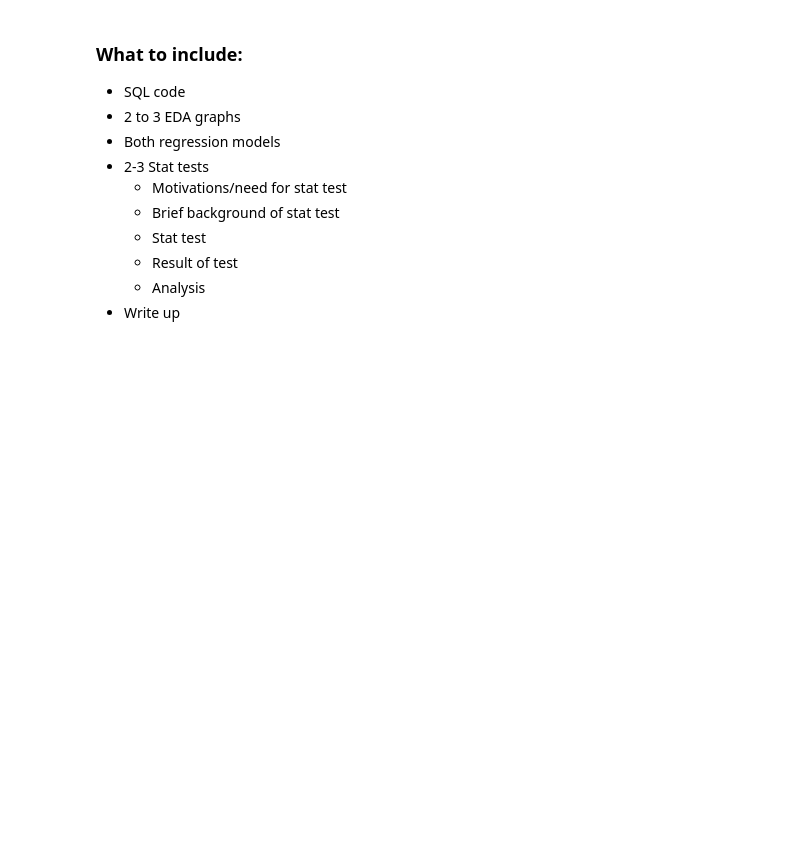
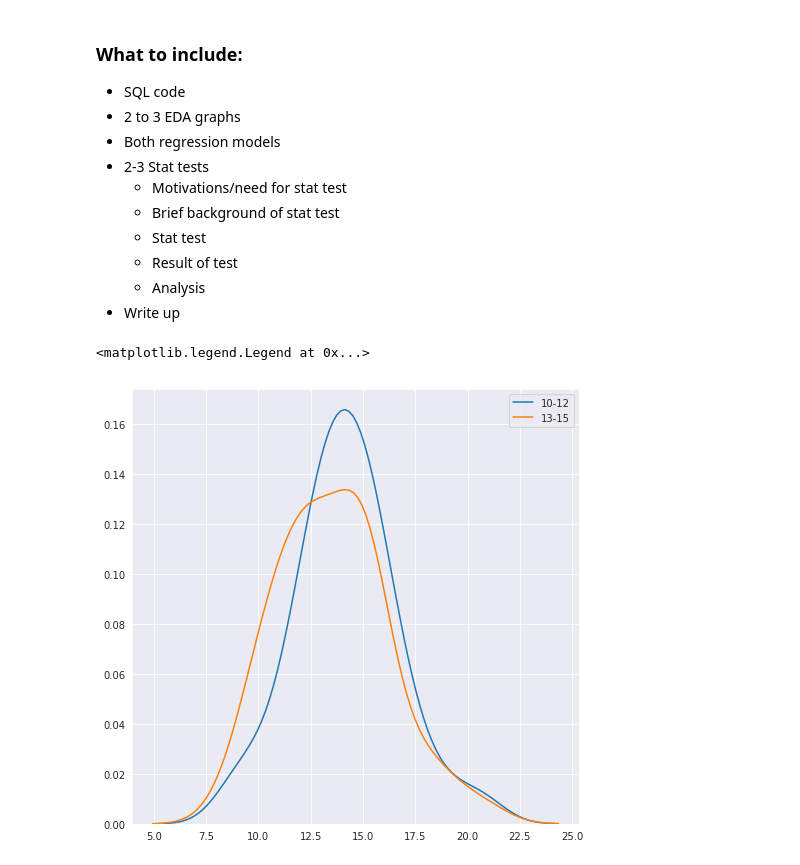
Before and after one commit to chriscross00/projects, a Jupyter notebook: food_security/reports/food_security_report.ipynb, the cells around one changed output. Saved outputs shown, nothing was run; the diff lists cells and outputs as text; code cells hidden in the pictures; blank space fills up the shorter version.

```diff
--- a/food_security/reports/food_security_report.ipynb
+++ b/food_security/reports/food_security_report.ipynb
@@ -41,0 +36,9 @@ helper.
+# %%
+plt.figure(figsize=(8, 8))
+
+sns.kdeplot(regression_short['state_FOODINSEC_10_12'], label='10-12')
+sns.kdeplot(regression_short['state_FOODINSEC_13_15'], label='13-15')
+plt.legend()
+# %% [output]
+<matplotlib.legend.Legend at 0x...>
+[figure, added]
```
Also changed, not shown: parts of 4 cells of this notebook, 2 other files.
